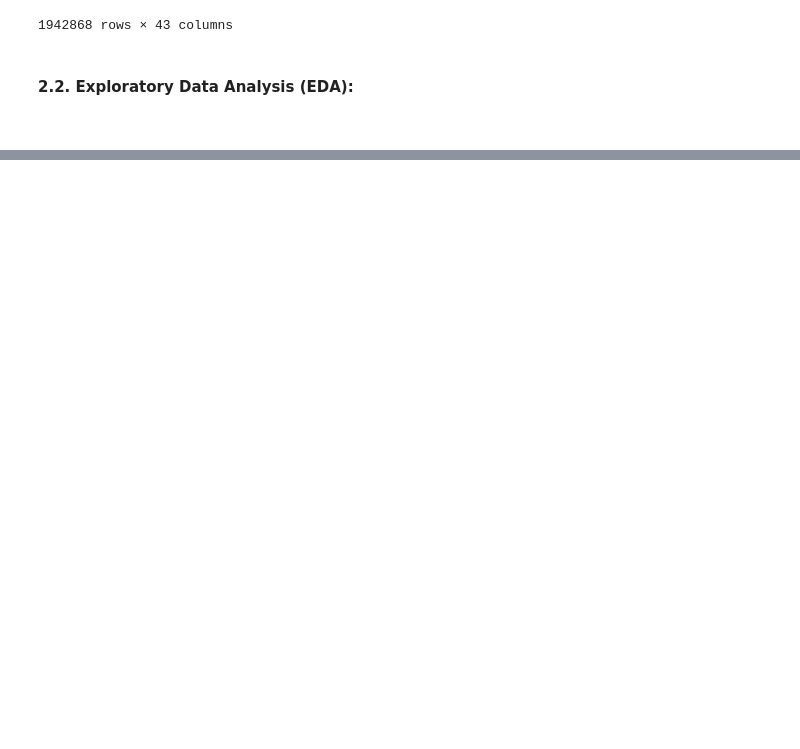
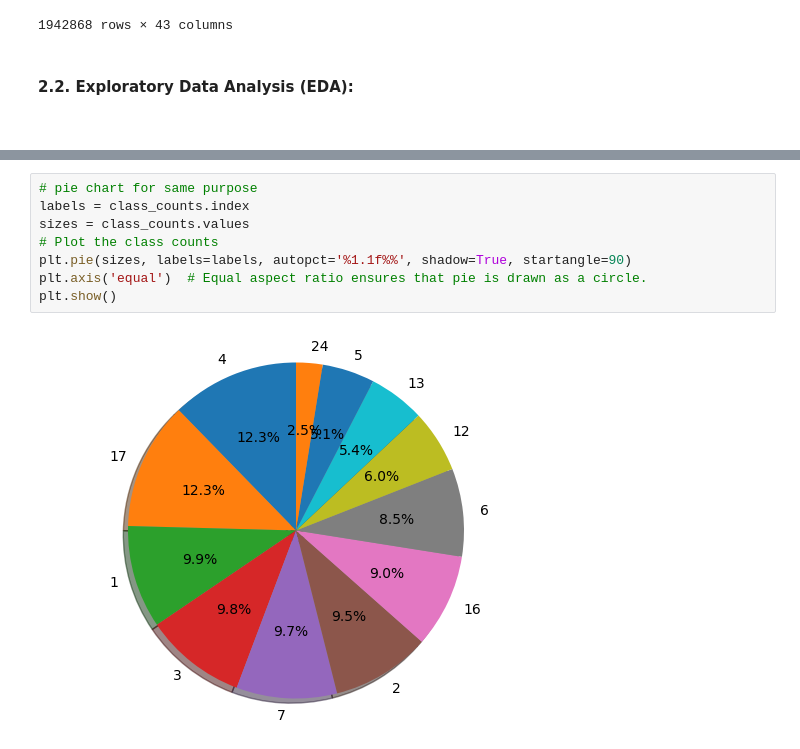
Before and after one commit to shamima1407/HAR-prediction-using-PAMAP2-dataset, a Jupyter notebook: v2.ipynb, the cells around one changed output, grey strips where cells are left out. Saved outputs shown, nothing was run; the diff lists cells and outputs as text; blank space fills up the shorter version.

```diff
--- a/v2.ipynb
+++ b/v2.ipynb
@@ -233,0 +272,10 @@ df
+# %%
+# pie chart for same purpose
+labels = class_counts.index
+sizes = class_counts.values
+# Plot the class counts
+plt.pie(sizes, labels=labels, autopct='%1.1f%%', shadow=True, startangle=90)
+plt.axis('equal')  # Equal aspect ratio ensures that pie is drawn as a circle.
+plt.show()
+# %% [output]
+[figure, added]
```
Also changed, not shown: parts of 6 cells of this notebook.
